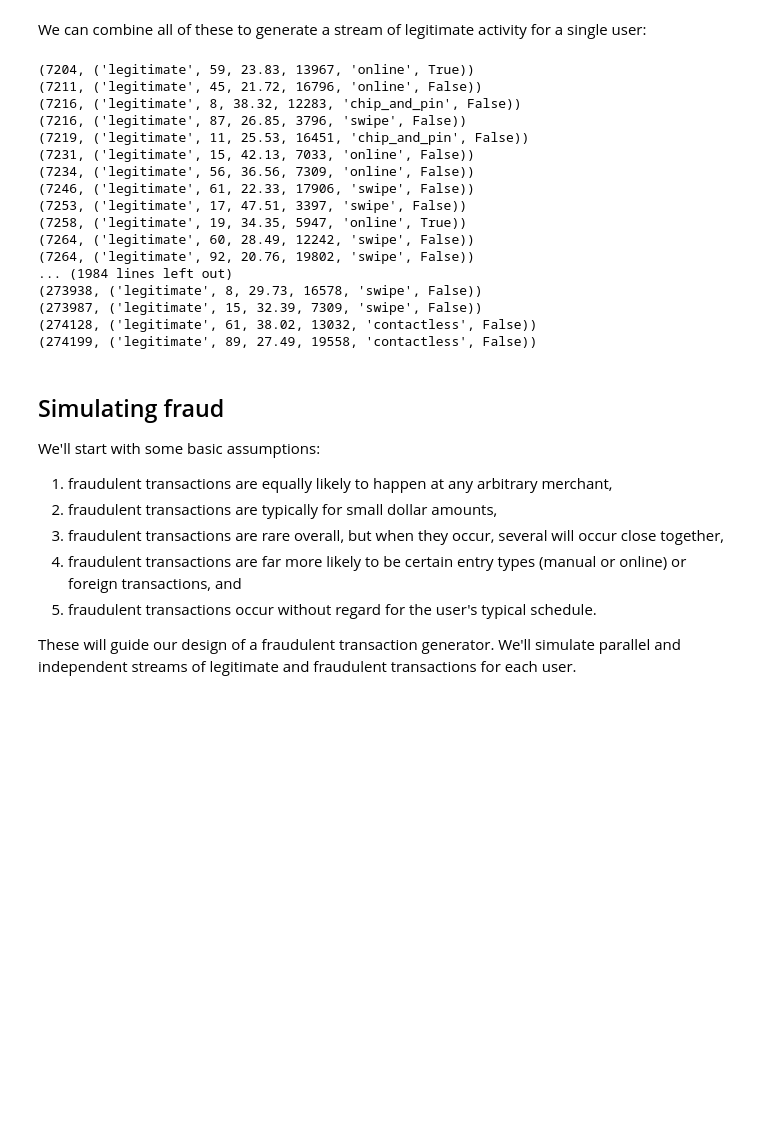
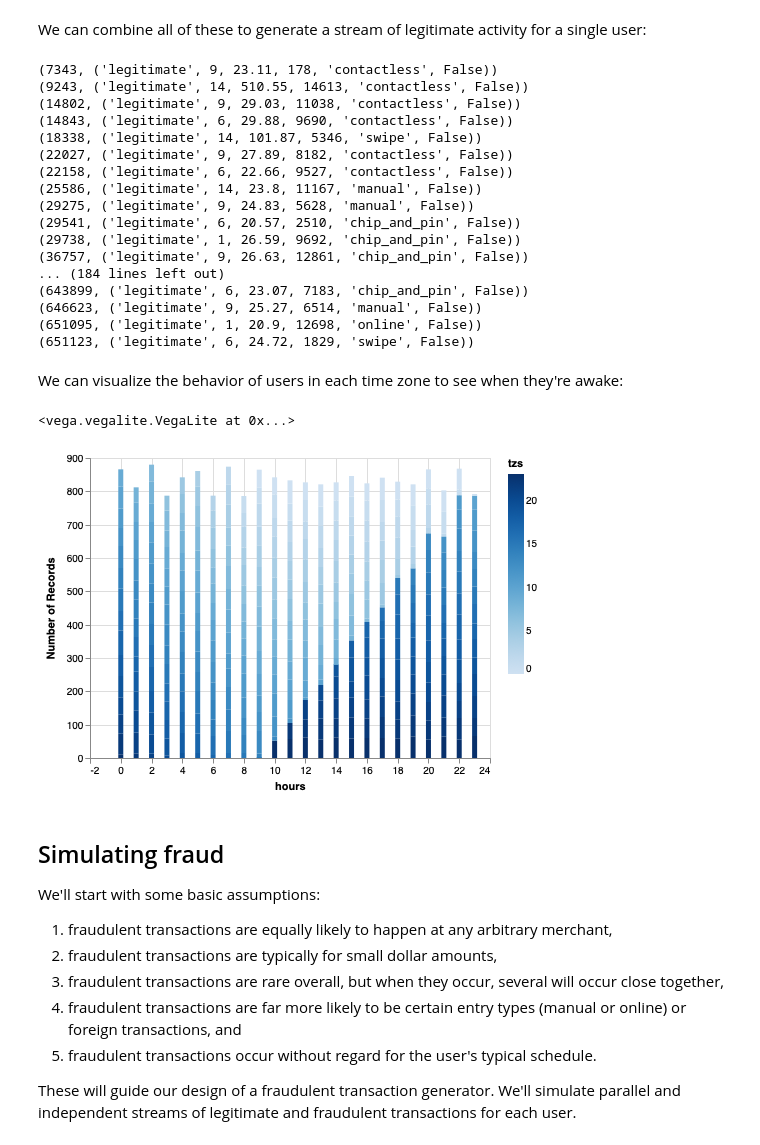
Before and after one commit to willb/fraud-notebooks, a Jupyter notebook: 00-generator.ipynb, the cells around one changed output. Drawn from its saved outputs; the diff is of its cells as text; code cells hidden in the pictures; blank space fills up the shorter version.

Commit message:
visualized time zones

```diff
--- a/00-generator.ipynb
+++ b/00-generator.ipynb
@@ -267,28 +269,45 @@ def legitimate_user_stream(user_id, transactions_per_day=12, start_timestamp=0,
         }
         ts = yield (offset, ("legitimate", *result.values()))
 # %%
-sim = simulate([legitimate_user_stream(i) for i in range(100)])
+sim = simulate([legitimate_user_stream(i) for i in [1,6,9,14]])
 
-for i in range(2000):
+for i in range(200):
     print(next(sim))
 # %% [output]
-(7204, ('legitimate', 59, 23.83, 13967, 'online', True))
-(7211, ('legitimate', 45, 21.72, 16796, 'online', False))
-(7216, ('legitimate', 8, 38.32, 12283, 'chip_and_pin', False))
-(7216, ('legitimate', 87, 26.85, 3796, 'swipe', False))
-(7219, ('legitimate', 11, 25.53, 16451, 'chip_and_pin', False))
-(7231, ('legitimate', 15, 42.13, 7033, 'online', False))
-(7234, ('legitimate', 56, 36.56, 7309, 'online', False))
-(7246, ('legitimate', 61, 22.33, 17906, 'swipe', False))
-(7253, ('legitimate', 17, 47.51, 3397, 'swipe', False))
-(7258, ('legitimate', 19, 34.35, 5947, 'online', True))
-(7264, ('legitimate', 60, 28.49, 12242, 'swipe', False))
-(7264, ('legitimate', 92, 20.76, 19802, 'swipe', False))
-... (1984 lines left out)
-(273938, ('legitimate', 8, 29.73, 16578, 'swipe', False))
-(273987, ('legitimate', 15, 32.39, 7309, 'swipe', False))
-(274128, ('legitimate', 61, 38.02, 13032, 'contactless', False))
-(274199, ('legitimate', 89, 27.49, 19558, 'contactless', False))
+(7343, ('legitimate', 9, 23.11, 178, 'contactless', False))
+(9243, ('legitimate', 14, 510.55, 14613, 'contactless', False))
+(14802, ('legitimate', 9, 29.03, 11038, 'contactless', False))
+(14843, ('legitimate', 6, 29.88, 9690, 'contactless', False))
+(18338, ('legitimate', 14, 101.87, 5346, 'swipe', False))
+(22027, ('legitimate', 9, 27.89, 8182, 'contactless', False))
+(22158, ('legitimate', 6, 22.66, 9527, 'contactless', False))
+(25586, ('legitimate', 14, 23.8, 11167, 'manual', False))
+(29275, ('legitimate', 9, 24.83, 5628, 'manual', False))
+(29541, ('legitimate', 6, 20.57, 2510, 'chip_and_pin', False))
+(29738, ('legitimate', 1, 26.59, 9692, 'chip_and_pin', False))
+(36757, ('legitimate', 9, 26.63, 12861, 'chip_and_pin', False))
+... (184 lines left out)
+(643899, ('legitimate', 6, 23.07, 7183, 'chip_and_pin', False))
+(646623, ('legitimate', 9, 25.27, 6514, 'manual', False))
+(651095, ('legitimate', 1, 20.9, 12698, 'online', False))
+(651123, ('legitimate', 6, 24.72, 1829, 'swipe', False))
+# %% [markdown]
+We can visualize the behavior of users in each time zone to see when they're awake:
+# %%
+sim = simulate([legitimate_user_stream(i) for i in range(24)])
+
+results = [(offset, tup[1]) for offset, tup in [next(sim) for _ in range(20000)]]
+
+source = pd.DataFrame({"hours": [(t[0] % 86400) // 3600 for t in results],
+                       "tzs": [t[1] % 24 for t in results]})
+
+alt.Chart(source).mark_bar().encode(
+    alt.X("hours"),
+    y='count()', color="tzs"
+)
+# %% [output]
+<vega.vegalite.VegaLite at 0x...>
+[figure, added]
 # %% [markdown]
 ## Simulating fraud
 
```
Also changed, not shown: parts of 7 cells of this notebook.
